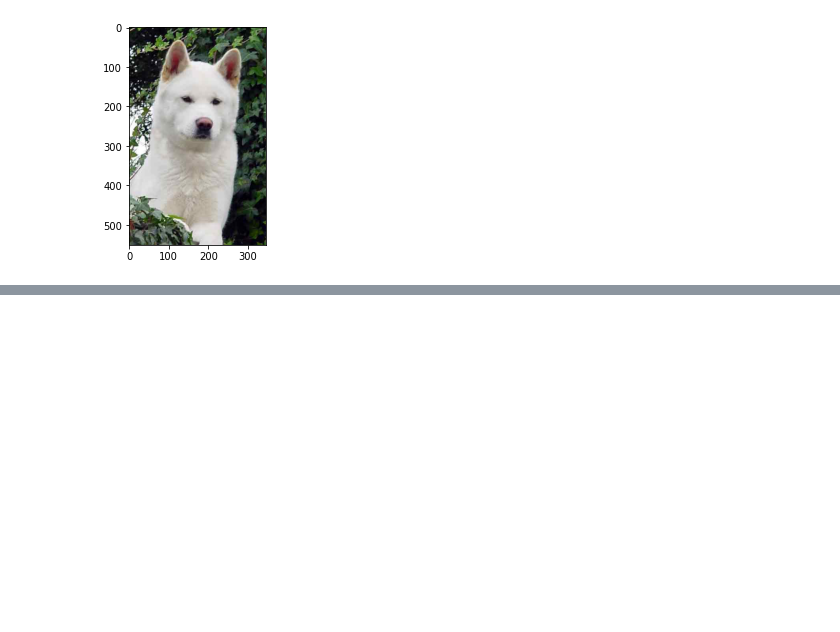
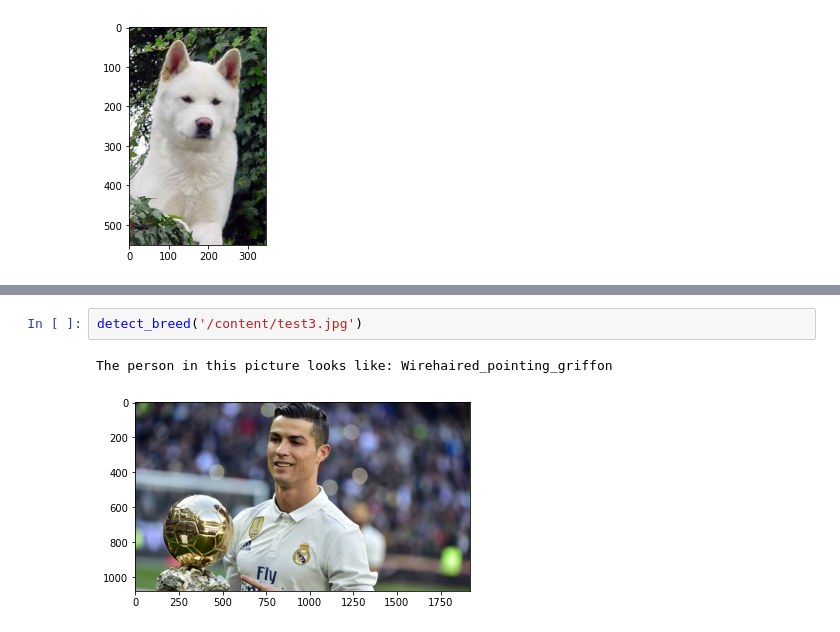
Before and after one commit to jigarsanghavi/dogbreed_classifier, a Jupyter notebook: dog_breed_classifier.ipynb, the cells around one changed output, grey strips where cells are left out. Cells and saved outputs as stored; diff of their text form; blank space fills up the shorter version.

```diff
--- a/dog_breed_classifier.ipynb
+++ b/dog_breed_classifier.ipynb
@@ -306,0 +245,5 @@ It's a dog! The name of the Breed is: Akita
+# %%
+detect_breed('/content/test3.jpg')
+# %% [output]
+The person in this picture looks like: Wirehaired_pointing_griffon
+[figure, added]
```
Also changed, not shown: parts of 6 cells of this notebook.
